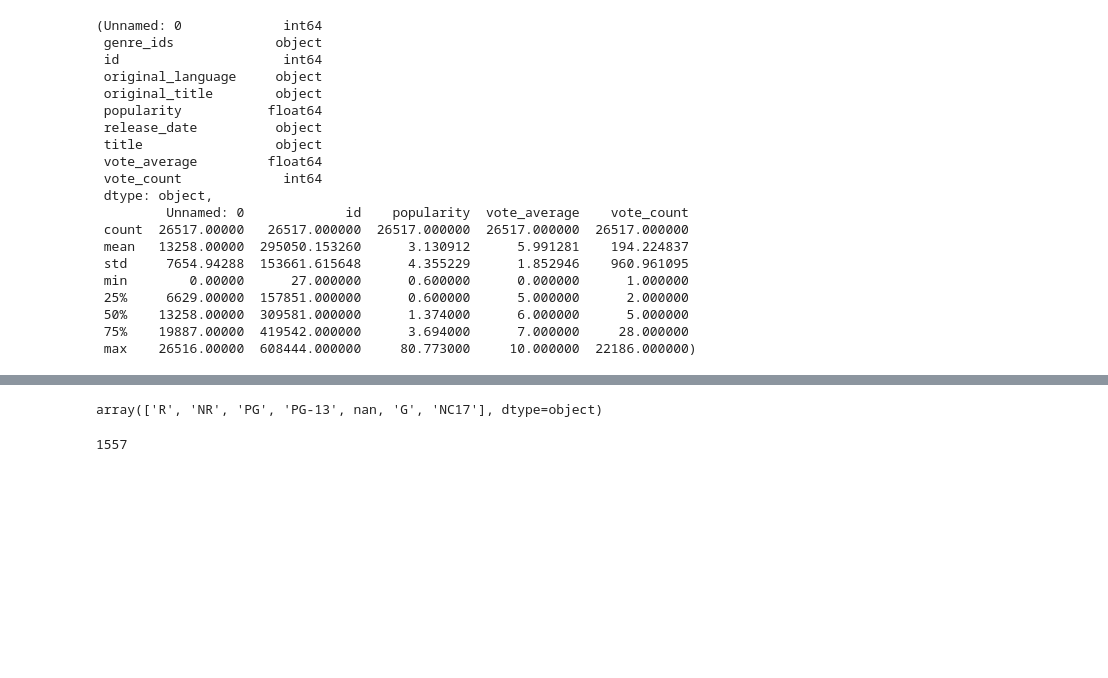
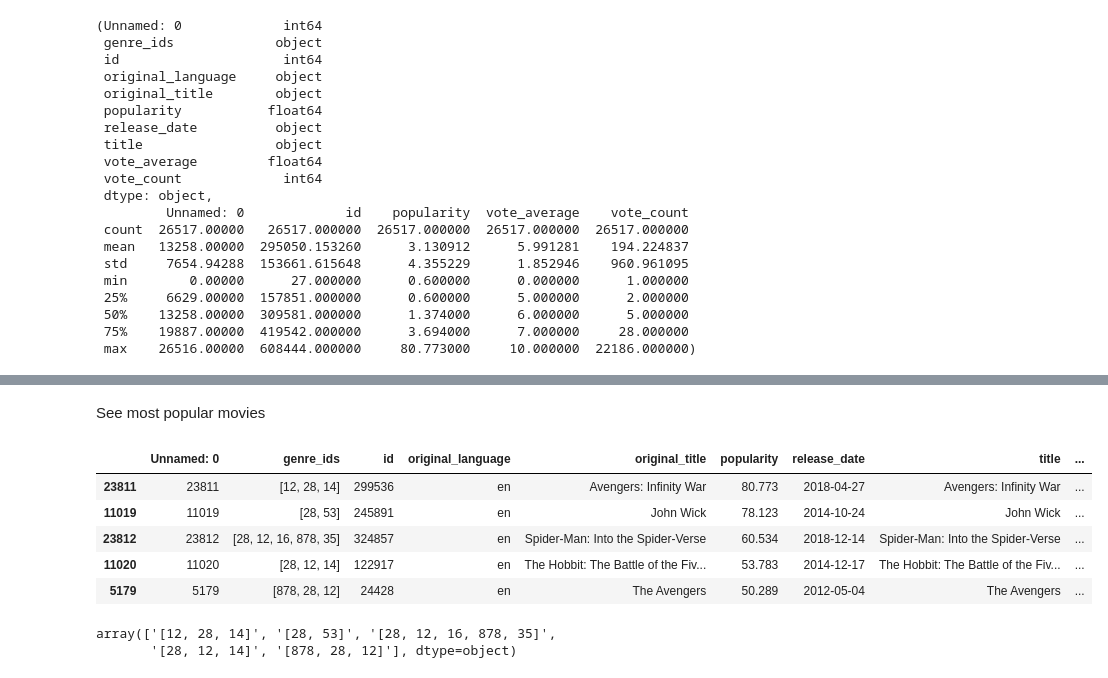
Before and after one commit to bkokin/semester_1_capstone, a Jupyter notebook: exploratory_work/EDA Alexandria.ipynb, the cells around one changed output, grey strips where cells are left out. Drawn from its saved outputs; the diff is of its cells as text; code cells hidden in the pictures; blank space fills up the shorter version.

```diff
--- a/exploratory_work/EDA Alexandria.ipynb
+++ b/exploratory_work/EDA Alexandria.ipynb
@@ -403,8 +316,18 @@ mov_inf.fillna(value=0)
-# %%
-mov_inf.rating.unique()
-# %% [output]
-array(['R', 'NR', 'PG', 'PG-13', nan, 'G', 'NC17'], dtype=object)
-# %%
-mov_inf.rating.count()
-# %% [output]
-1557
+# %% [markdown]
+See most popular movies
+# %%
+most_pop =tmdb.sort_values(by="popularity", ascending=False).head()
+most_pop
+# %% [output]
+|  | Unnamed: 0 | genre_ids | id | original_language | original_title | popularity | release_date | title | ... |
+| 23811 | 23811 | [12, 28, 14] | 299536 | en | Avengers: Infinity War | 80.773 | 2018-04-27 | Avengers: Infinity War | ... |
+| 11019 | 11019 | [28, 53] | 245891 | en | John Wick | 78.123 | 2014-10-24 | John Wick | ... |
+| 23812 | 23812 | [28, 12, 16, 878, 35] | 324857 | en | Spider-Man: Into the Spider-Verse | 60.534 | 2018-12-14 | Spider-Man: Into the Spider-Verse | ... |
+| 11020 | 11020 | [28, 12, 14] | 122917 | en | The Hobbit: The Battle of the Fiv... | 53.783 | 2014-12-17 | The Hobbit: The Battle of the Fiv... | ... |
+| 5179 | 5179 | [878, 28, 12] | 24428 | en | The Avengers | 50.289 | 2012-05-04 | The Avengers | ... |
+# %%
+diff_gen = most_pop["genre_ids"].unique()
+diff_gen
+# %% [output]
+array(['[12, 28, 14]', '[28, 53]', '[28, 12, 16, 878, 35]',
+       '[28, 12, 14]', '[878, 28, 12]'], dtype=object)
```
Also changed, not shown: parts of 21 cells of this notebook.
